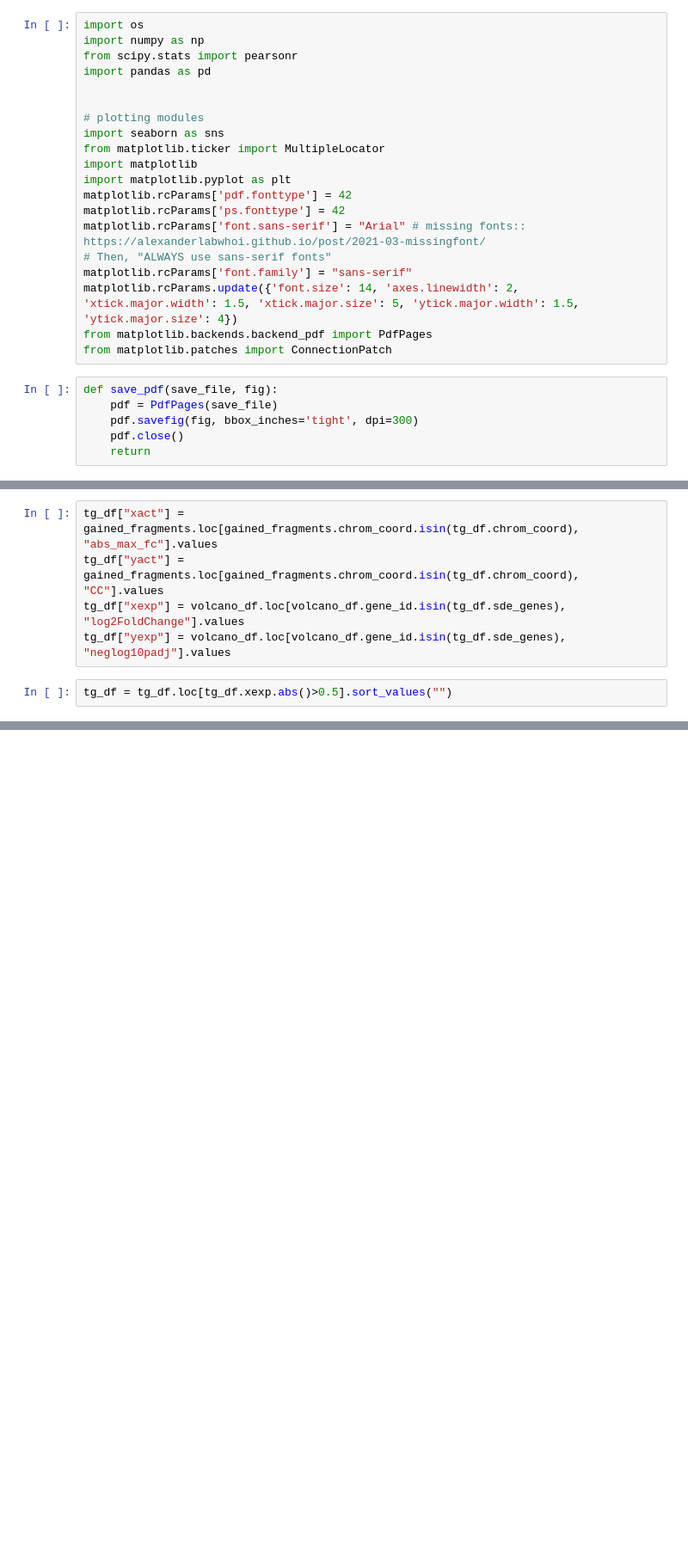
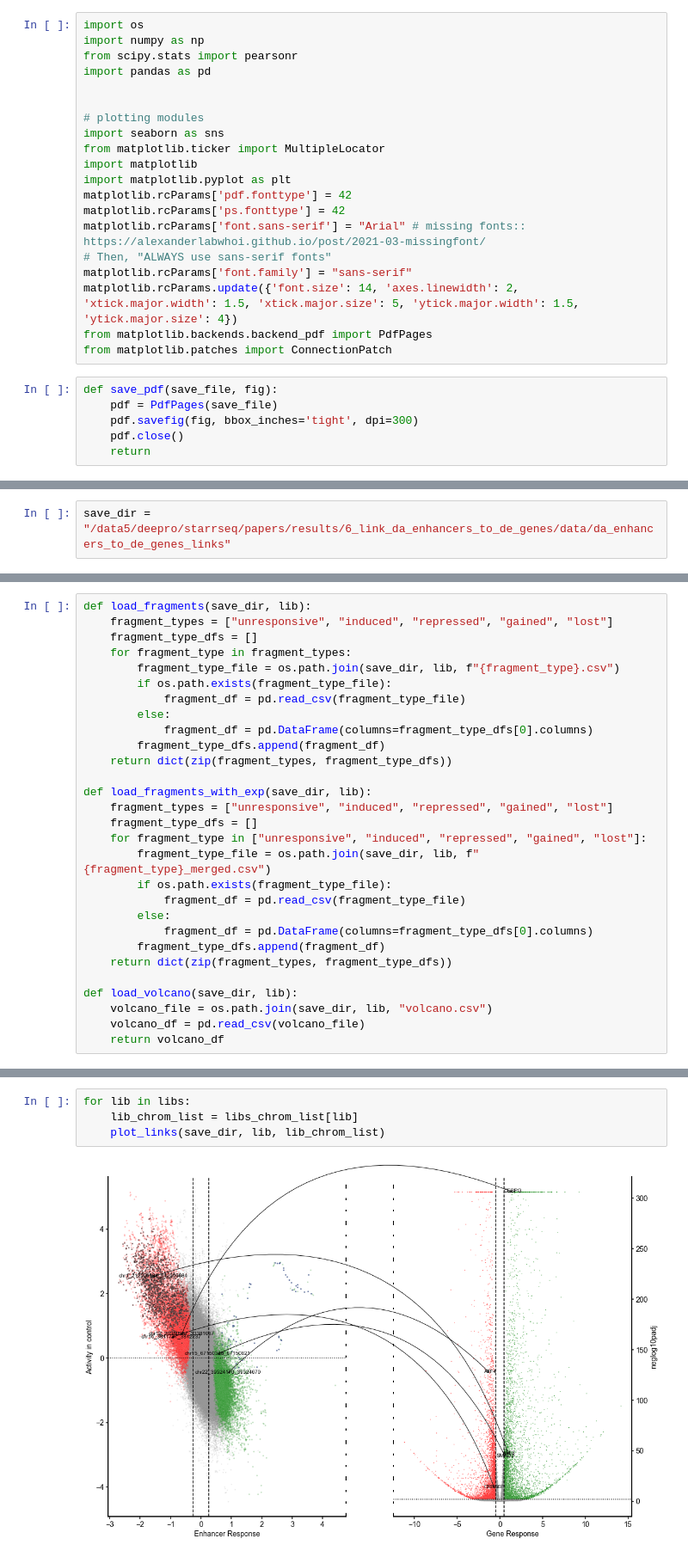
Before and after one commit to deeprob/starrseq_results, a Jupyter notebook: 6_link_da_enhancers_to_de_genes/notebooks/1_da_de_links.ipynb, the cells around one changed output, grey strips where cells are left out. Shown at 86% size. Saved outputs shown, nothing was run; the diff lists cells and outputs as text; blank space fills up the shorter version.

Commit message:
sda-sde-gene-links-added

```diff
--- a/6_link_da_enhancers_to_de_genes/notebooks/1_da_de_links.ipynb
+++ b/6_link_da_enhancers_to_de_genes/notebooks/1_da_de_links.ipynb
@@ -199,7 +26,0 @@ tg_df = gained_fragments.loc[~(gained_fragments.sde_genes==False)].drop_duplicat
-# %%
-tg_df["xact"] = gained_fragments.loc[gained_fragments.chrom_coord.isin(tg_df.chrom_coord), "abs_max_fc"].values
-tg_df["yact"] = gained_fragments.loc[gained_fragments.chrom_coord.isin(tg_df.chrom_coord), "CC"].values
-tg_df["xexp"] = volcano_df.loc[volcano_df.gene_id.isin(tg_df.sde_genes), "log2FoldChange"].values
-tg_df["yexp"] = volcano_df.loc[volcano_df.gene_id.isin(tg_df.sde_genes), "neglog10padj"].values
-# %%
-tg_df = tg_df.loc[tg_df.xexp.abs()>0.5].sort_values("")
@@ -216,0 +27,2 @@ tg_df
+# %%
+save_dir = "/data5/deepro/starrseq/papers/results/6_link_da_enhancers_to_de_genes/data/da_enhancers_to_de_genes_links"
@@ -217 +46,30 @@ tg_df
+# %%
+def load_fragments(save_dir, lib):
+    fragment_types = ["unresponsive", "induced", "repressed", "gained", "lost"]
+    fragment_type_dfs = []
+    for fragment_type in fragment_types:
+        fragment_type_file = os.path.join(save_dir, lib, f"{fragment_type}.csv")
+        if os.path.exists(fragment_type_file):
+            fragment_df = pd.read_csv(fragment_type_file)
+        else:
+            fragment_df = pd.DataFrame(columns=fragment_type_dfs[0].columns)
+        fragment_type_dfs.append(fragment_df)
+    return dict(zip(fragment_types, fragment_type_dfs))
+
+def load_fragments_with_exp(save_dir, lib):
+    fragment_types = ["unresponsive", "induced", "repressed", "gained", "lost"]
+    fragment_type_dfs = []
+    for fragment_type in ["unresponsive", "induced", "repressed", "gained", "lost"]:
+        fragment_type_file = os.path.join(save_dir, lib, f"{fragment_type}_merged.csv")
+        if os.path.exists(fragment_type_file):
+            fragment_df = pd.read_csv(fragment_type_file)
+        else:
+            fragment_df = pd.DataFrame(columns=fragment_type_dfs[0].columns)
+        fragment_type_dfs.append(fragment_df)
+    return dict(zip(fragment_types, fragment_type_dfs))
+
+def load_volcano(save_dir, lib):
+    volcano_file = os.path.join(save_dir, lib, "volcano.csv")
+    volcano_df = pd.read_csv(volcano_file)
+    return volcano_df
 # %%
@@ -308,0 +154,6 @@ def plot_fragment_category(
+# %%
+for lib in libs:
+    lib_chrom_list = libs_chrom_list[lib]
+    plot_links(save_dir, lib, lib_chrom_list)
+# %% [output]
+[figure, added]
```
Also changed, not shown: parts of 21 cells of this notebook, 2 other files.
